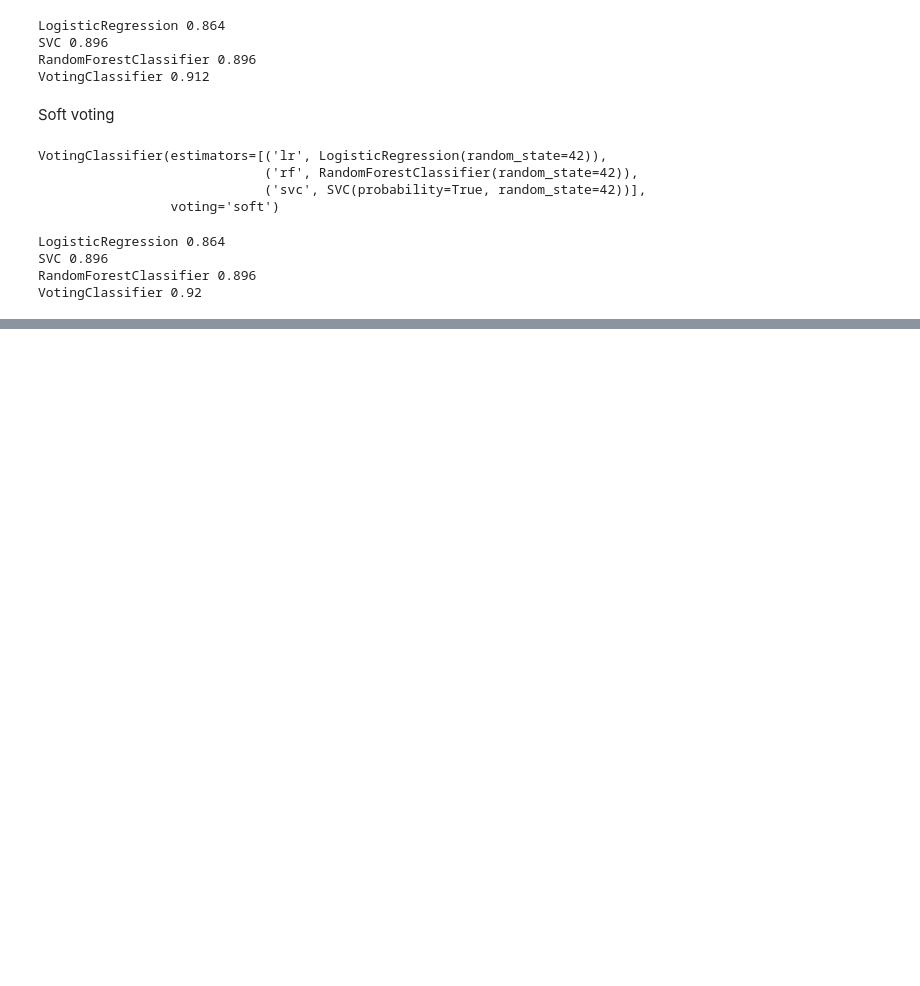
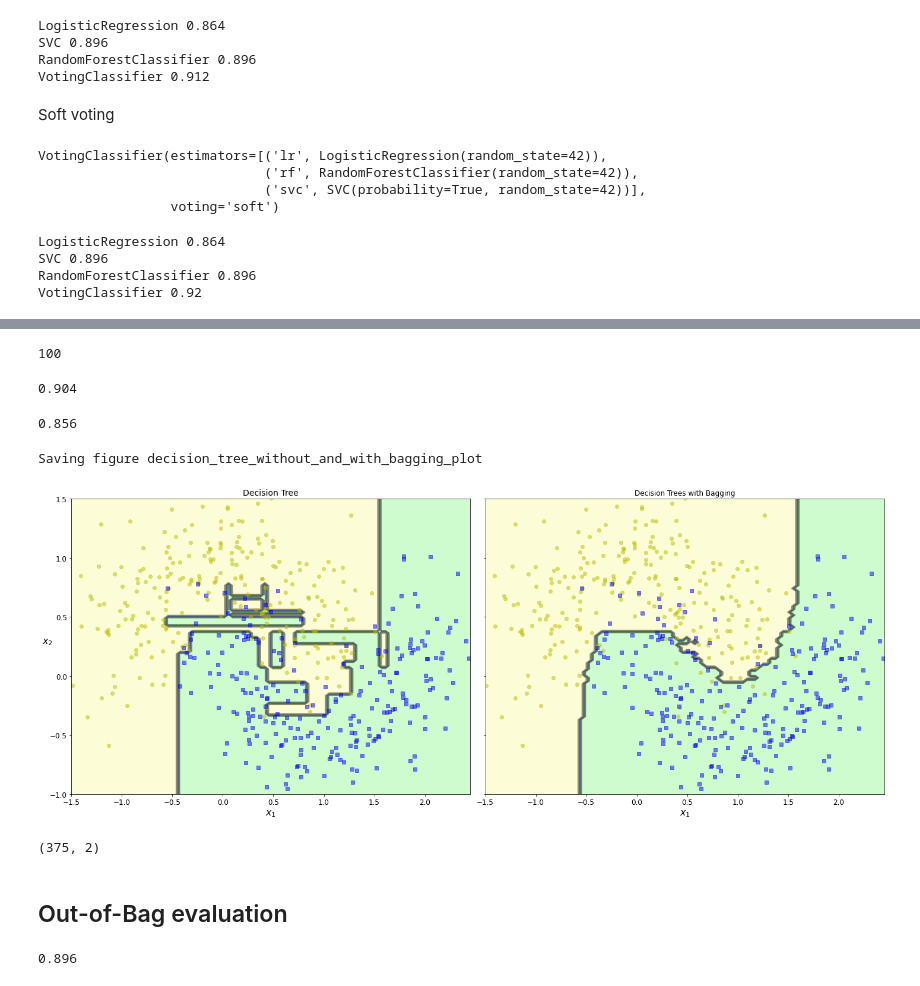
Before and after one commit to amit-timalsina/Ensemble-Learning-and-Random-Forest, a Jupyter notebook: Untitled.ipynb, the cells around one changed output, grey strips where cells are left out. Cells and saved outputs as stored; diff of their text form; code cells hidden in the pictures; blank space fills up the shorter version.

Commit message:
Bagging + Random Forest

```diff
--- a/Untitled.ipynb
+++ b/Untitled.ipynb
@@ -124,0 +129,74 @@ VotingClassifier 0.92
+# %%
+from sklearn.ensemble import BaggingClassifier
+from sklearn.tree import DecisionTreeClassifier
+
+bag_clf = BaggingClassifier(
+    DecisionTreeClassifier(), n_estimators=500,
+    max_samples=100, bootstrap=True, random_state=42
+)
+bag_clf.fit(X_train, y_train)
+y_pred = bag_clf.predict(X_test)
+# %%
+bag_clf.max_samples
+# %% [output]
+100
+# %%
+from sklearn.metrics import accuracy_score
+print(accuracy_score(y_test, y_pred))
+# %% [output]
+0.904
+# %%
+tree_clf = DecisionTreeClassifier(random_state=42)
+tree_clf.fit(X_train, y_train)
+y_pred_tree = tree_clf.predict(X_test)
+print(accuracy_score(y_test, y_pred_tree))
+# %% [output]
+0.856
+# %%
+from matplotlib.colors import ListedColormap
+
+def plot_decision_boundary(clf, X, y, axes=[-1.5, 2.45, -1, 1.5], alpha=0.5, contour=True):
+    x1s = np.linspace(axes[0], axes[1], 100)
+    x2s = np.linspace(axes[2], axes[3], 100)
+    x1, x2 = np.meshgrid(x1s, x2s)
+    X_new = np.c_[x1.ravel(), x2.ravel()]
+    y_pred = clf.predict(X_new).reshape(x1.shape)
+    custom_cmap = ListedColormap(['#fafab0','#9898ff','#a0faa0'])
+    plt.contourf(x1, x2, y_pred, alpha=alpha, cmap=custom_cmap)
+    if contour:
+        custom_cmap2 = ListedColormap(['#7d7d58','#4c4c7f','#507d50'])
+        plt.contour(x1, x2, y_pred, alpha=0.8, cmap=custom_cmap2)
+    plt.plot(X[:, 0][y==0], X[:, 1][y==0], 'yo', alpha=alpha)
+    plt.plot(X[:, 0][y==1], X[:, 1][y==1], 'bs', alpha=alpha)
+    plt.axis(axes)
+    plt.xlabel("$x_1$", fontsize=16)
+    plt.ylabel("$x_2$", fontsize=16, rotation=0)
+# %%
+fig, axes = plt.subplots(ncols=2, figsize=(20, 8), sharey=True)
+plt.sca(axes[0])
+plot_decision_boundary(tree_clf, X, y)
+plt.title("Decision Tree", fontsize=14)
+plt.sca(axes[1])
+plot_decision_boundary(bag_clf, X, y)
+plt.title("Decision Trees with Bagging")
+plt.ylabel("")
+save_fig("decision_tree_without_and_with_bagging_plot")
+plt.show()
+# %% [output]
+Saving figure decision_tree_without_and_with_bagging_plot
+[figure, added]
+# %%
+X_train.shape
+# %% [output]
+(375, 2)
+# %% [markdown]
+## Out-of-Bag evaluation
+# %%
+bag_clf = BaggingClassifier(
+    DecisionTreeClassifier(), n_estimators=500,
+    bootstrap=True, oob_score=True, random_state=42
+)
+bag_clf.fit(X_train, y_train)
+bag_clf.oob_score_
+# %% [output]
+0.896
```
Also changed, not shown: parts of 16 cells of this notebook, 1 other file.
